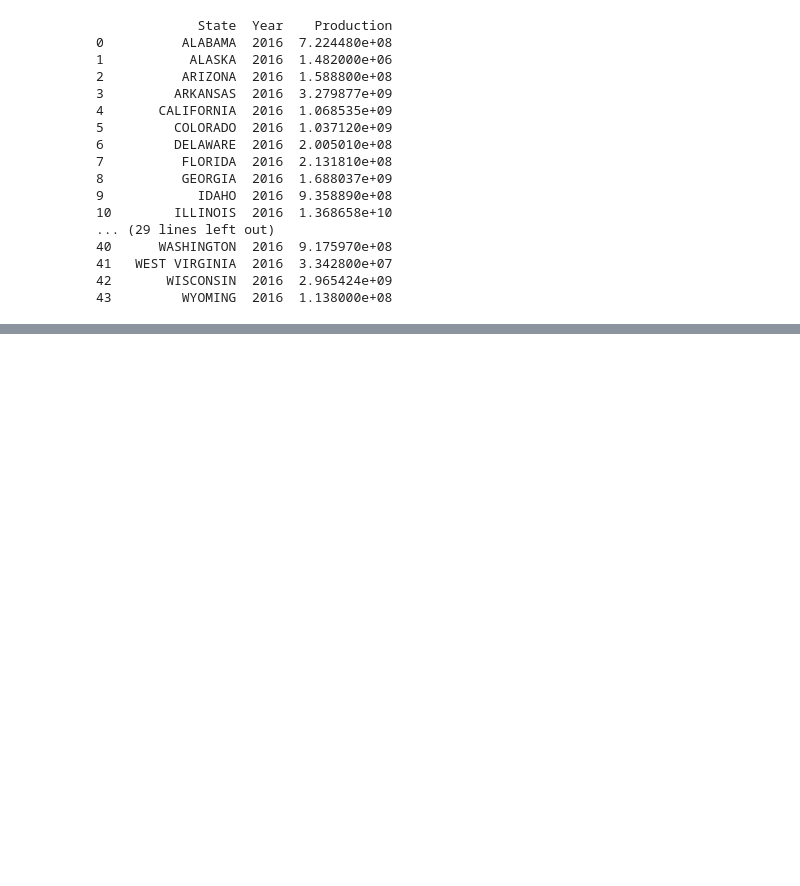
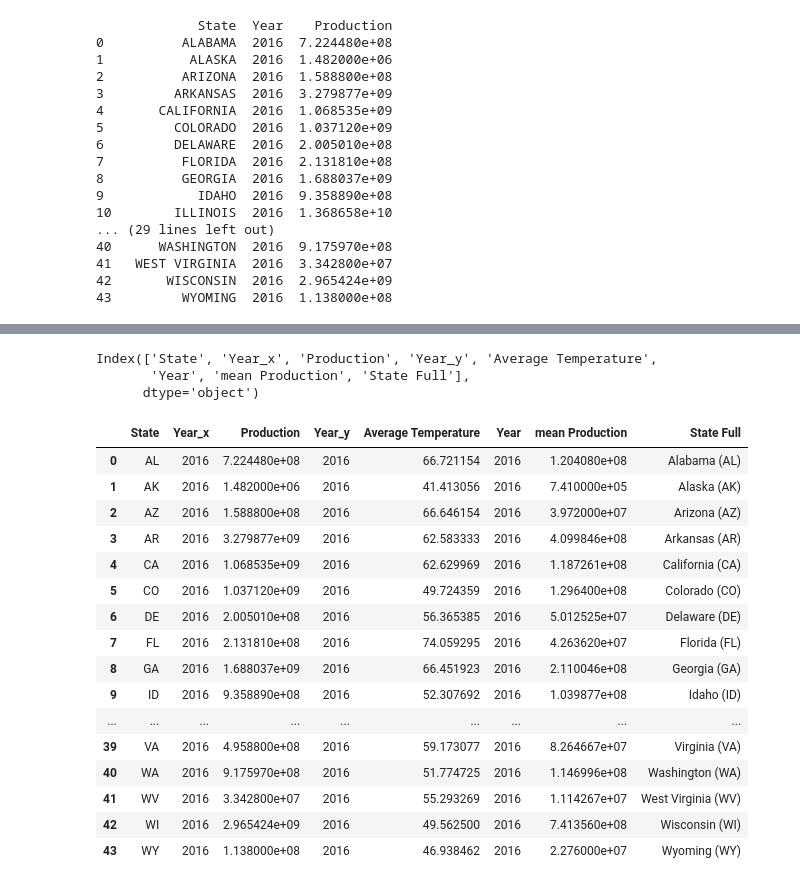
Before and after one commit to adithyaharish/Info_Viz_grp11, a Jupyter notebook: Average Crop Yield and Temperature by State.ipynb, the cells around one changed output, grey strips where cells are left out. Cells and saved outputs as stored; diff of their text form; code cells hidden in the pictures; blank space fills up the shorter version.

```diff
--- a/Average Crop Yield and Temperature by State.ipynb
+++ b/Average Crop Yield and Temperature by State.ipynb
@@ -191,0 +271,26 @@ fig.show()
+# %%
+combined_df.columns
+# %% [output]
+Index(['State', 'Year_x', 'Production', 'Year_y', 'Average Temperature',
+       'Year', 'mean Production', 'State Full'],
+      dtype='object')
+# %%
+combined_df
+# %% [output]
+|  | State | Year_x | Production | Year_y | Average Temperature | Year | mean Production | State Full |
+| 0 | AL | 2016 | 7.224480e+08 | 2016 | 66.721154 | 2016 | 1.204080e+08 | Alabama (AL) |
+| 1 | AK | 2016 | 1.482000e+06 | 2016 | 41.413056 | 2016 | 7.410000e+05 | Alaska (AK) |
+| 2 | AZ | 2016 | 1.588800e+08 | 2016 | 66.646154 | 2016 | 3.972000e+07 | Arizona (AZ) |
+| 3 | AR | 2016 | 3.279877e+09 | 2016 | 62.583333 | 2016 | 4.099846e+08 | Arkansas (AR) |
+| 4 | CA | 2016 | 1.068535e+09 | 2016 | 62.629969 | 2016 | 1.187261e+08 | California (CA) |
+| 5 | CO | 2016 | 1.037120e+09 | 2016 | 49.724359 | 2016 | 1.296400e+08 | Colorado (CO) |
+| 6 | DE | 2016 | 2.005010e+08 | 2016 | 56.365385 | 2016 | 5.012525e+07 | Delaware (DE) |
+| 7 | FL | 2016 | 2.131810e+08 | 2016 | 74.059295 | 2016 | 4.263620e+07 | Florida (FL) |
+| 8 | GA | 2016 | 1.688037e+09 | 2016 | 66.451923 | 2016 | 2.110046e+08 | Georgia (GA) |
+| 9 | ID | 2016 | 9.358890e+08 | 2016 | 52.307692 | 2016 | 1.039877e+08 | Idaho (ID) |
+| ... | ... | ... | ... | ... | ... | ... | ... | ... |
+| 39 | VA | 2016 | 4.958800e+08 | 2016 | 59.173077 | 2016 | 8.264667e+07 | Virginia (VA) |
+| 40 | WA | 2016 | 9.175970e+08 | 2016 | 51.774725 | 2016 | 1.146996e+08 | Washington (WA) |
+| 41 | WV | 2016 | 3.342800e+07 | 2016 | 55.293269 | 2016 | 1.114267e+07 | West Virginia (WV) |
+| 42 | WI | 2016 | 2.965424e+09 | 2016 | 49.562500 | 2016 | 7.413560e+08 | Wisconsin (WI) |
+| 43 | WY | 2016 | 1.138000e+08 | 2016 | 46.938462 | 2016 | 2.276000e+07 | Wyoming (WY) |
```
Also changed, not shown: parts of 8 cells of this notebook, 2 other files.
